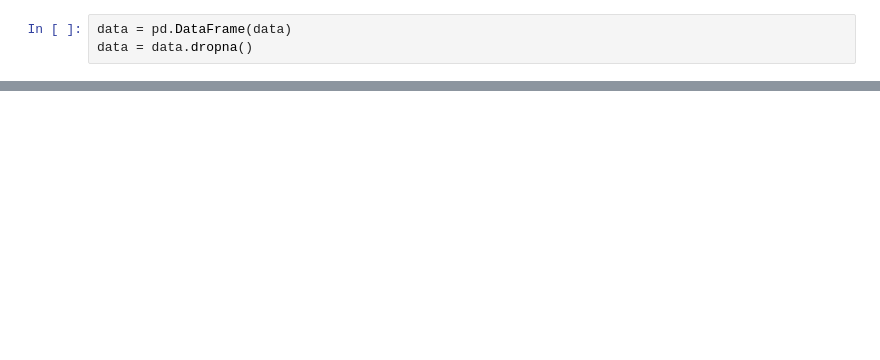
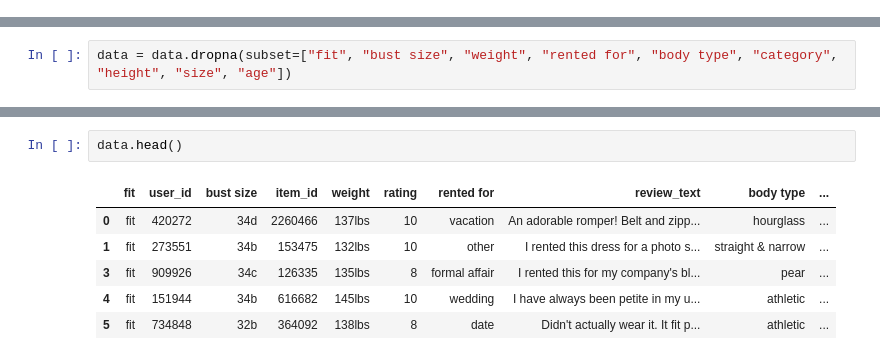
Before and after one commit to jacky3331/Clothing-Fit-Recommender-System, a Jupyter notebook: Clothing fit.ipynb, the cells around one changed output, grey strips where cells are left out. Drawn from its saved outputs; the diff is of its cells as text; blank space fills up the shorter version.

Commit message:
Add files via upload
- Implemented softmax regression to predict small, fit, large clothing for users.

```diff
--- a/Clothing fit.ipynb
+++ b/Clothing fit.ipynb
@@ -16,3 +20,0 @@ data = list(readJSON("renttherunway_final_data.json.gz"))
-# %%
-data = pd.DataFrame(data)
-data = data.dropna()
@@ -32,0 +36,2 @@ array(['ballgown', 'blazer', 'blouse', 'blouson', 'bomber', 'buttondown',
+# %%
+data = data.dropna(subset=["fit", "bust size", "weight", "rented for", "body type", "category", "height", "size", "age"])
@@ -32,0 +60,9 @@ array(['ballgown', 'blazer', 'blouse', 'blouson', 'bomber', 'buttondown',
+# %%
+data.head()
+# %% [output]
+|  | fit | user_id | bust size | item_id | weight | rating | rented for | review_text | body type | ... |
+| 0 | fit | 420272 | 34d | 2260466 | 137lbs | 10 | vacation | An adorable romper! Belt and zipp... | hourglass | ... |
+| 1 | fit | 273551 | 34b | 153475 | 132lbs | 10 | other | I rented this dress for a photo s... | straight & narrow | ... |
+| 3 | fit | 909926 | 34c | 126335 | 135lbs | 8 | formal affair | I rented this for my company's bl... | pear | ... |
+| 4 | fit | 151944 | 34b | 616682 | 145lbs | 10 | wedding | I have always been petite in my u... | athletic | ... |
+| 5 | fit | 734848 | 32b | 364092 | 138lbs | 8 | date | Didn't actually wear it. It fit p... | athletic | ... |
```
Also changed, not shown: parts of 49 cells of this notebook.
